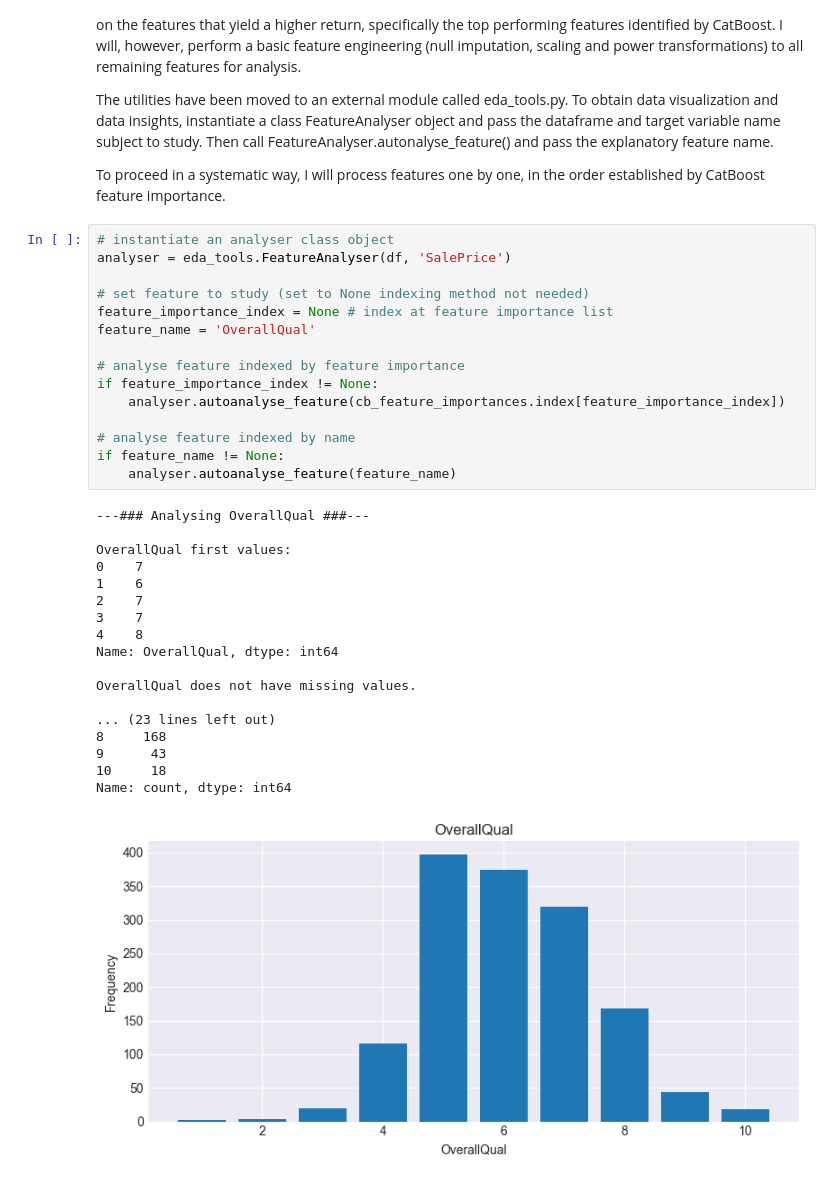
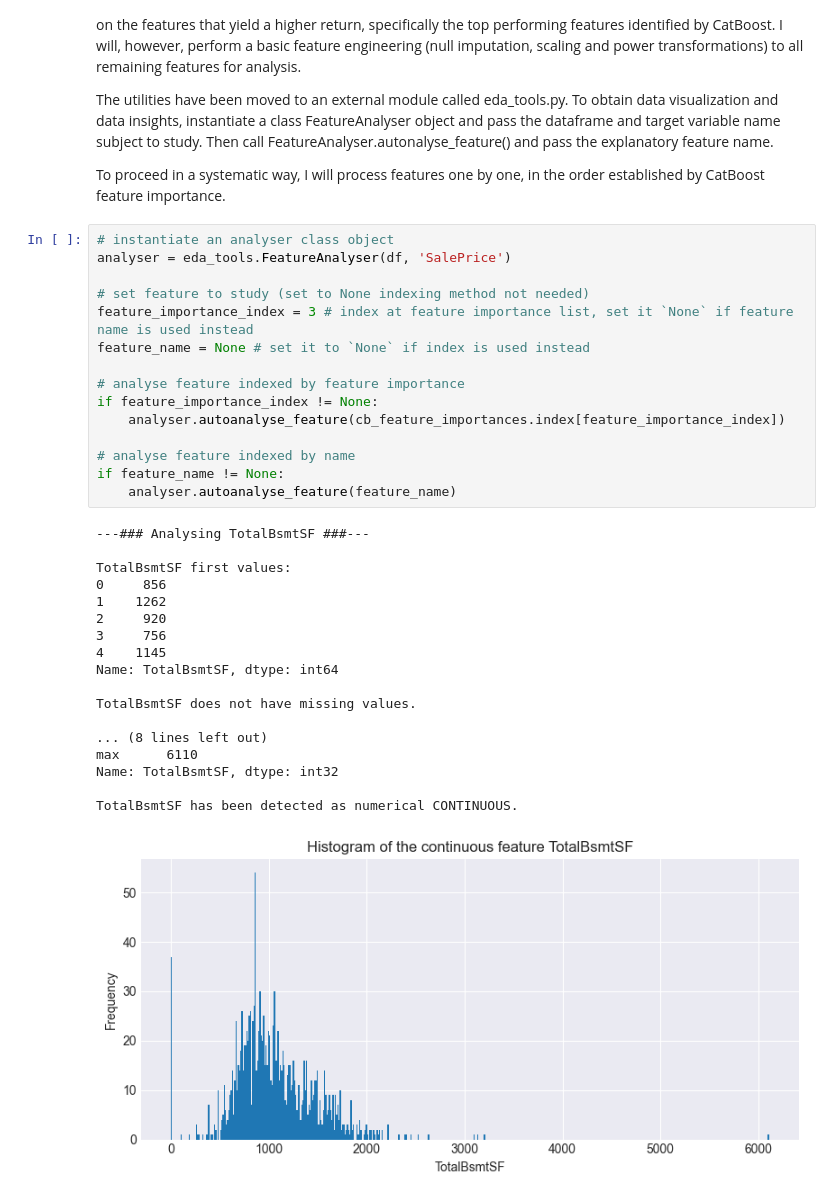
Before and after one commit to lopez-davcio/learning-journal, a Jupyter notebook: ames-housing-regression/ames-housing-analysis.ipynb, the cells around one changed output. Saved outputs shown, nothing was run; the diff lists cells and outputs as text.

Commit message:
EDA: analyse 'OverallQual', 'GrLivArea', 'GarageCars', 'Id', and 'TotalBsmtSF'

```diff
--- a/ames-housing-regression/ames-housing-analysis.ipynb
+++ b/ames-housing-regression/ames-housing-analysis.ipynb
@@ -141,34 +141,34 @@ To proceed in a systematic way, I will process features one by one, in the order
 # %%
 # instantiate an analyser class object
 analyser = eda_tools.FeatureAnalyser(df, 'SalePrice')
 
 # set feature to study (set to None indexing method not needed)
-feature_importance_index = None # index at feature importance list
-feature_name = 'OverallQual'
+feature_importance_index = 3 # index at feature importance list, set it `None` if feature name is used instead
+feature_name = None # set it to `None` if index is used instead
 
 # analyse feature indexed by feature importance
 if feature_importance_index != None:
     analyser.autoanalyse_feature(cb_feature_importances.index[feature_importance_index])
 
 # analyse feature indexed by name
 if feature_name != None:
     analyser.autoanalyse_feature(feature_name)
 # %% [output]
----### Analysing OverallQual ###---
+---### Analysing TotalBsmtSF ###---
 
-OverallQual first values:
-0    7
-1    6
-2    7
-3    7
-4    8
-Name: OverallQual, dtype: int64
+TotalBsmtSF first values:
+0     856
+1    1262
+2     920
+3     756
+4    1145
+Name: TotalBsmtSF, dtype: int64
 
-OverallQual does not have missing values.
+TotalBsmtSF does not have missing values.
 
-... (23 lines left out)
-8     168
-9      43
-10     18
-Name: count, dtype: int64
+... (8 lines left out)
+max      6110
+Name: TotalBsmtSF, dtype: int32
+
+TotalBsmtSF has been detected as numerical CONTINUOUS.
-[figure, old version]
+[figure, new version]
```
Also changed, not shown: parts of 5 cells of this notebook, 1 other file.
